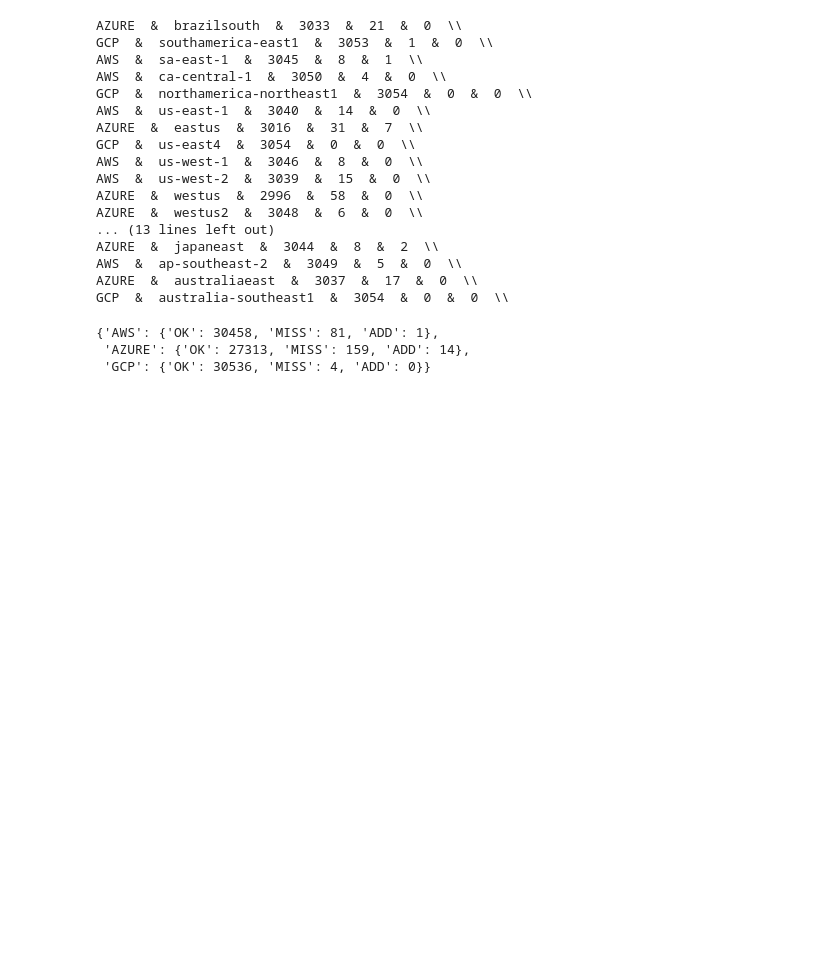
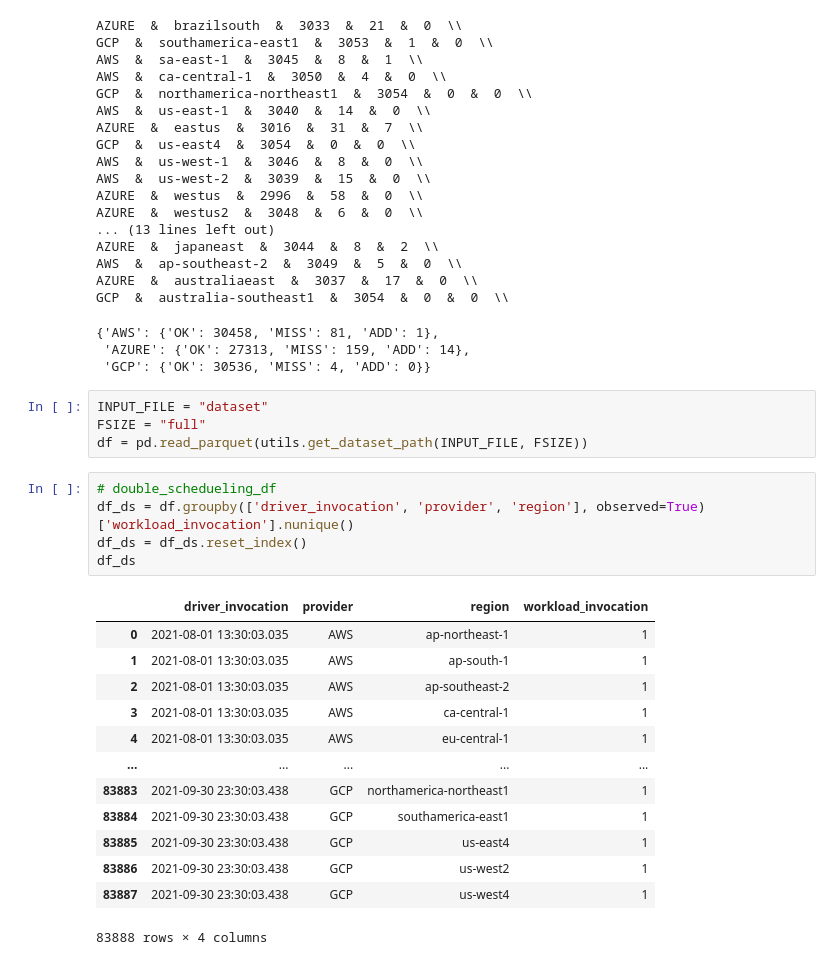
Before and after one commit to l8518/geot-faas, a Jupyter notebook: 030_collection_data.ipynb, the cells around one changed output. Cells and saved outputs as stored; diff of their text form; blank space fills up the shorter version.

```diff
--- a/030_collection_data.ipynb
+++ b/030_collection_data.ipynb
@@ -63,3 +64,26 @@ GCP  &  australia-southeast1  &  3054  &  0  &  0  \\
 {'AWS': {'OK': 30458, 'MISS': 81, 'ADD': 1},
  'AZURE': {'OK': 27313, 'MISS': 159, 'ADD': 14},
  'GCP': {'OK': 30536, 'MISS': 4, 'ADD': 0}}
+# %%
+INPUT_FILE = "dataset"
+FSIZE = "full"
+df = pd.read_parquet(utils.get_dataset_path(INPUT_FILE, FSIZE))
+# %%
+# double_schedueling_df
+df_ds = df.groupby(['driver_invocation', 'provider', 'region'], observed=True)['workload_invocation'].nunique()
+df_ds = df_ds.reset_index()
+df_ds
+# %% [output]
+|  | driver_invocation | provider | region | workload_invocation |
+| 0 | 2021-08-01 13:30:03.035 | AWS | ap-northeast-1 | 1 |
+| 1 | 2021-08-01 13:30:03.035 | AWS | ap-south-1 | 1 |
+| 2 | 2021-08-01 13:30:03.035 | AWS | ap-southeast-2 | 1 |
+| 3 | 2021-08-01 13:30:03.035 | AWS | ca-central-1 | 1 |
+| 4 | 2021-08-01 13:30:03.035 | AWS | eu-central-1 | 1 |
+| ... | ... | ... | ... | ... |
+| 83883 | 2021-09-30 23:30:03.438 | GCP | northamerica-northeast1 | 1 |
+| 83884 | 2021-09-30 23:30:03.438 | GCP | southamerica-east1 | 1 |
+| 83885 | 2021-09-30 23:30:03.438 | GCP | us-east4 | 1 |
+| 83886 | 2021-09-30 23:30:03.438 | GCP | us-west2 | 1 |
+| 83887 | 2021-09-30 23:30:03.438 | GCP | us-west4 | 1 |
+83888 rows × 4 columns
```
Also changed, not shown: parts of 10 cells of this notebook, 6 other files.
